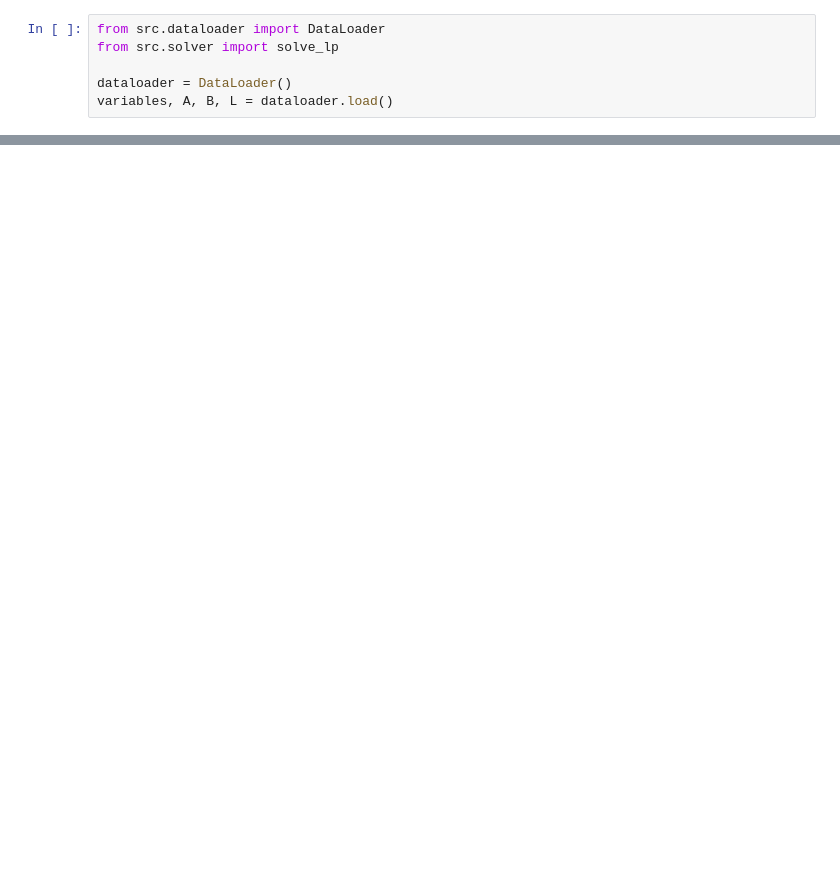
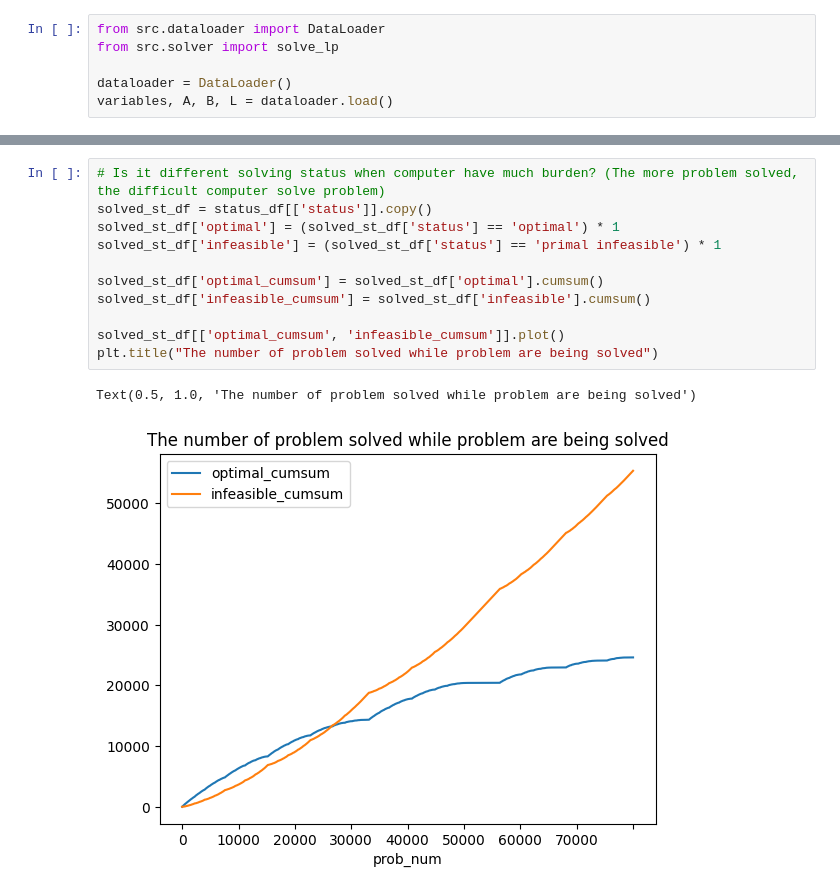
Before and after one commit to wowonki/hyu-credit-opt, a Jupyter notebook: analyze_data.ipynb, the cells around one changed output, grey strips where cells are left out. Saved outputs shown, nothing was run; the diff lists cells and outputs as text; blank space fills up the shorter version.

```diff
--- a/analyze_data.ipynb
+++ b/analyze_data.ipynb
@@ -87,0 +49,14 @@ async_results[0].get()
+# %%
+# Is it different solving status when computer have much burden? (The more problem solved, the difficult computer solve problem)
+solved_st_df = status_df[['status']].copy()
+solved_st_df['optimal'] = (solved_st_df['status'] == 'optimal') * 1
+solved_st_df['infeasible'] = (solved_st_df['status'] == 'primal infeasible') * 1
+
+solved_st_df['optimal_cumsum'] = solved_st_df['optimal'].cumsum()
+solved_st_df['infeasible_cumsum'] = solved_st_df['infeasible'].cumsum()
+
+solved_st_df[['optimal_cumsum', 'infeasible_cumsum']].plot()
+plt.title("The number of problem solved while problem are being solved")
+# %% [output]
+Text(0.5, 1.0, 'The number of problem solved while problem are being solved')
+[figure, added]
```
Also changed, not shown: parts of 11 cells of this notebook, 1 other file.
